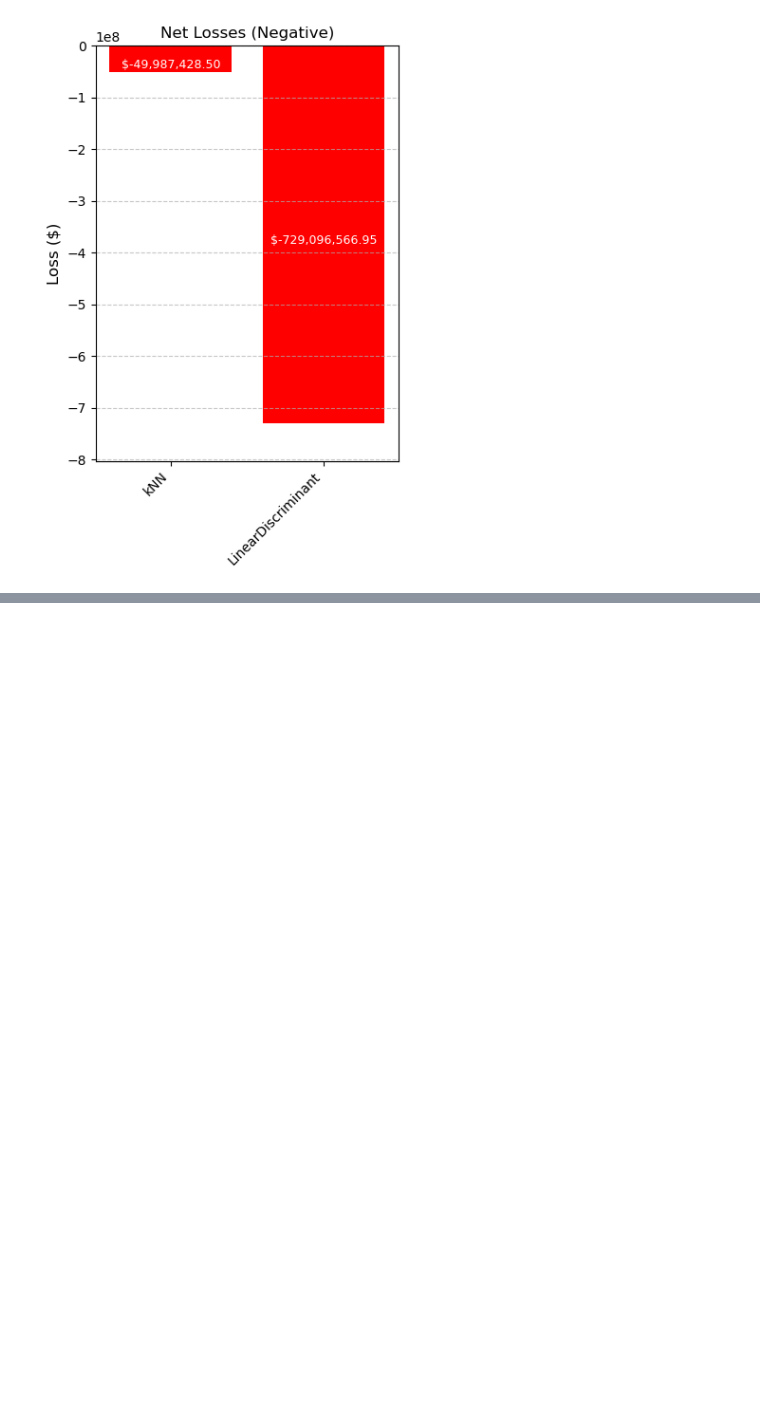
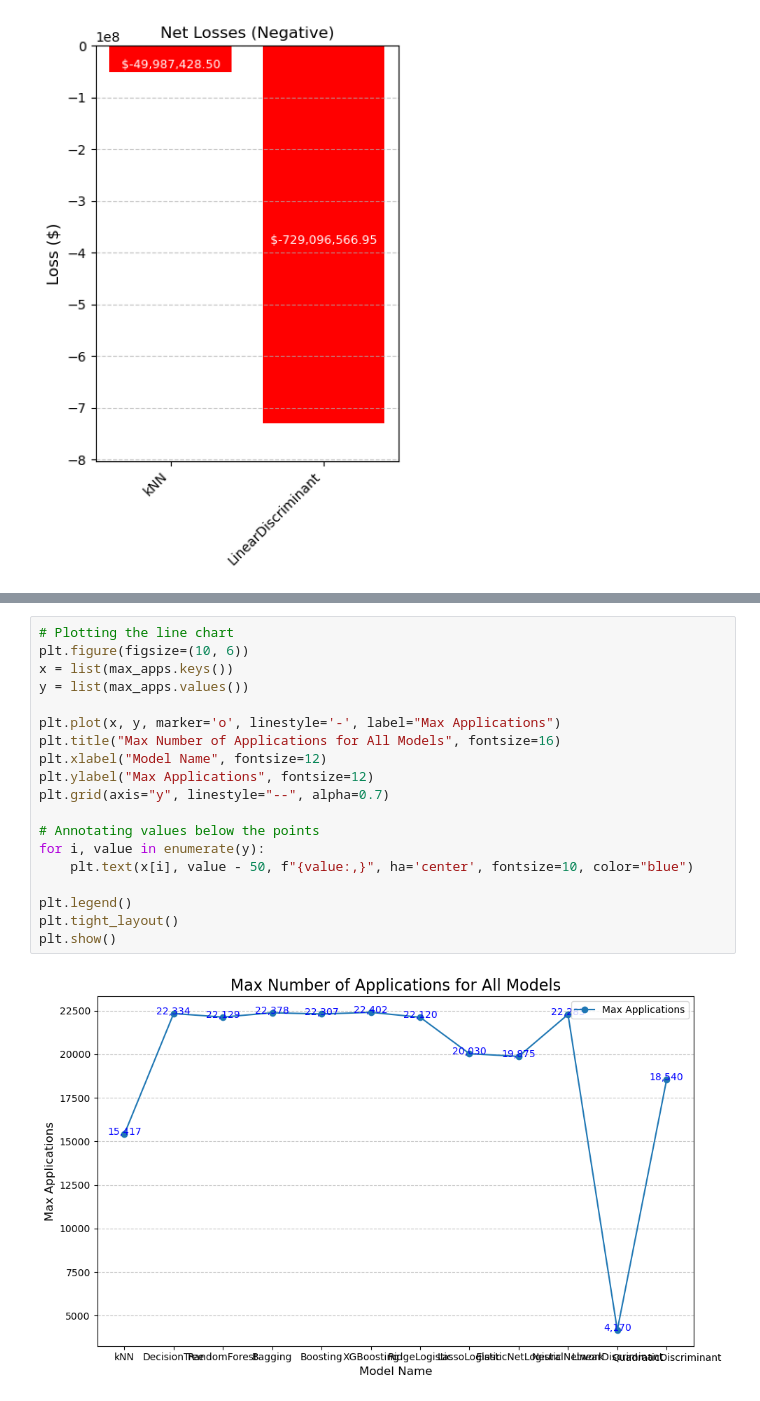
Before and after one commit to amogh2004/SBA-Loan-Default-Classification, a Jupyter notebook: DataModeling_Final.ipynb, the cells around one changed output, grey strips where cells are left out. Drawn from its saved outputs; the diff is of its cells as text; blank space fills up the shorter version.

```diff
--- a/DataModeling_Final.ipynb
+++ b/DataModeling_Final.ipynb
@@ -676,0 +1008,21 @@ plt.show()
+# %%
+# Plotting the line chart
+plt.figure(figsize=(10, 6))
+x = list(max_apps.keys())
+y = list(max_apps.values())
+
+plt.plot(x, y, marker='o', linestyle='-', label="Max Applications")
+plt.title("Max Number of Applications for All Models", fontsize=16)
+plt.xlabel("Model Name", fontsize=12)
+plt.ylabel("Max Applications", fontsize=12)
+plt.grid(axis="y", linestyle="--", alpha=0.7)
+
+# Annotating values below the points
+for i, value in enumerate(y):
+    plt.text(x[i], value - 50, f"{value:,}", ha='center', fontsize=10, color="blue")
+
+plt.legend()
+plt.tight_layout()
+plt.show()
+# %% [output]
+[figure, added]
```
Also changed, not shown: parts of 88 cells of this notebook.
